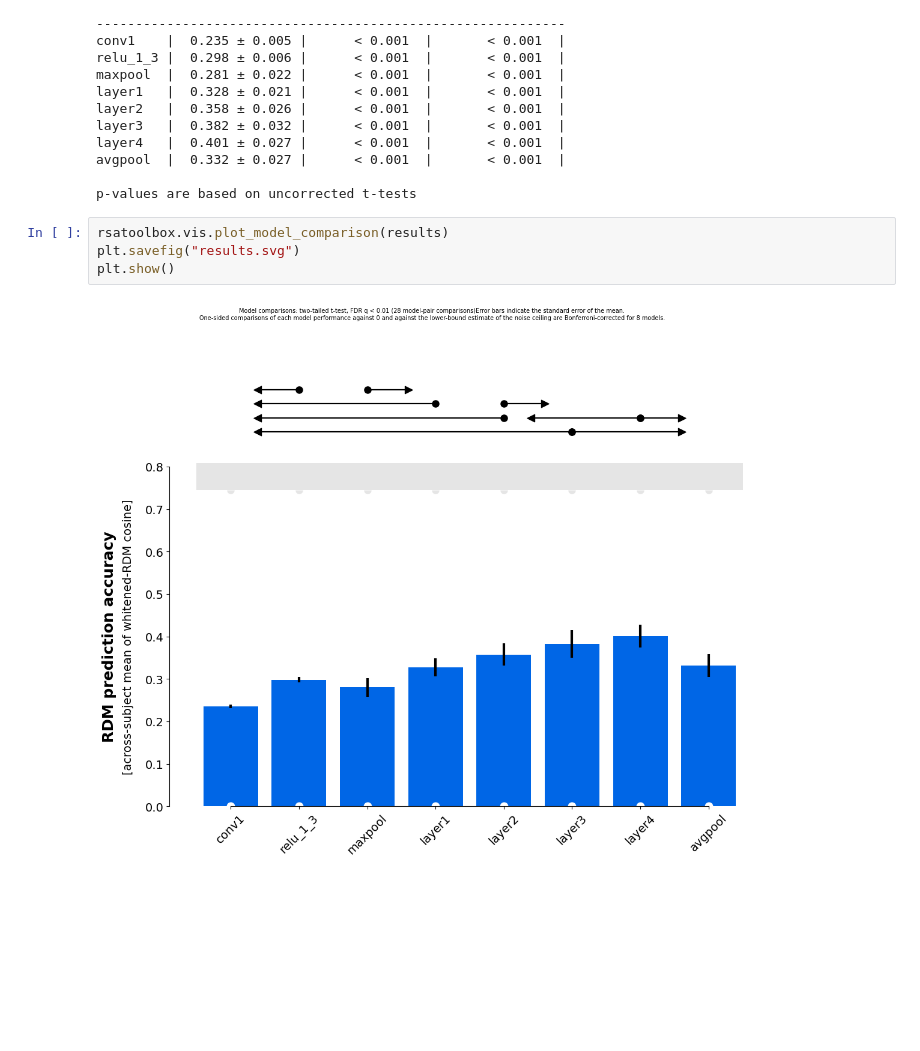
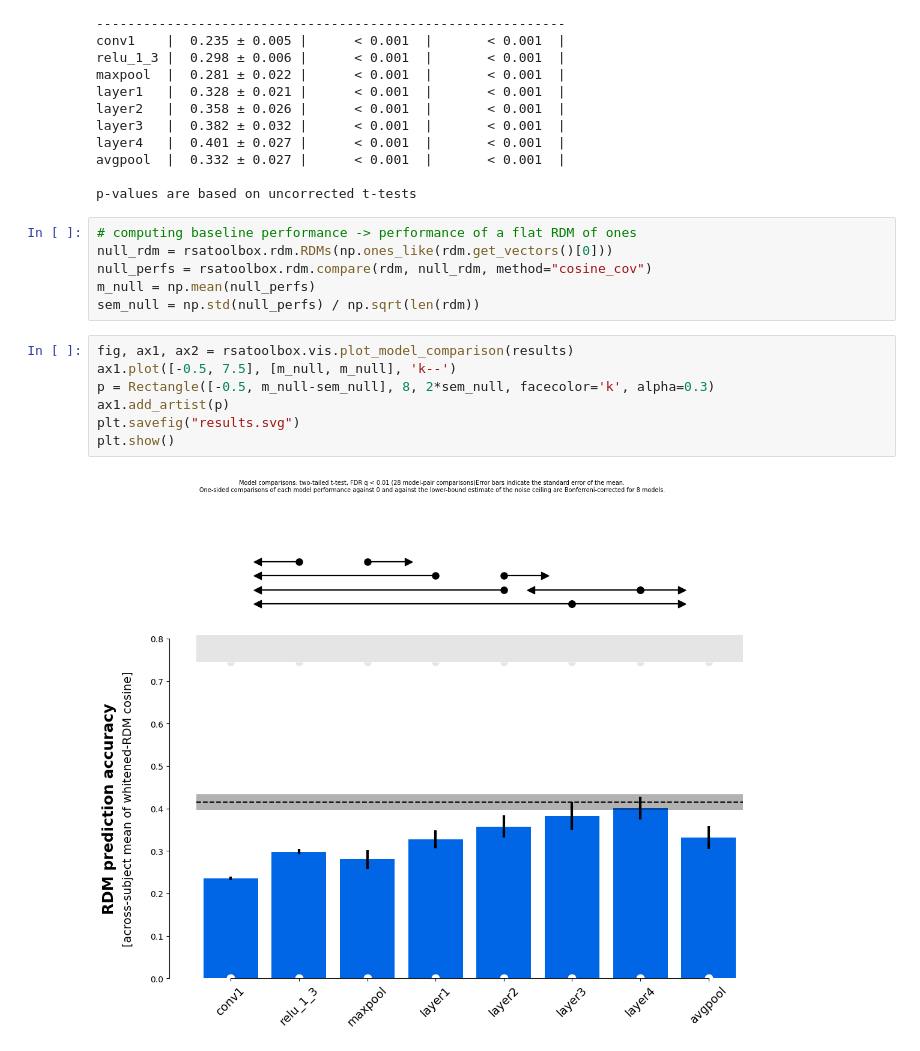
Before and after one commit to rsagroup/rsatoolbox, a Jupyter notebook: demos/demo_paper.ipynb, the cells around one changed output. Drawn from its saved outputs; the diff is of its cells as text; blank space fills up the shorter version.

Commit message:
added null line to results plot and moved paper_examples folder

```diff
--- a/demos/demo_paper.ipynb
+++ b/demos/demo_paper.ipynb
@@ -517,9 +499,18 @@ layer4   |  0.401 ± 0.027 |      < 0.001  |       < 0.001  |
 avgpool  |  0.332 ± 0.027 |      < 0.001  |       < 0.001  |
 
 p-values are based on uncorrected t-tests
+# %%
+# computing baseline performance -> performance of a flat RDM of ones
+null_rdm = rsatoolbox.rdm.RDMs(np.ones_like(rdm.get_vectors()[0]))
+null_perfs = rsatoolbox.rdm.compare(rdm, null_rdm, method="cosine_cov")
+m_null = np.mean(null_perfs)
+sem_null = np.std(null_perfs) / np.sqrt(len(rdm))
 # %%
-rsatoolbox.vis.plot_model_comparison(results)
+fig, ax1, ax2 = rsatoolbox.vis.plot_model_comparison(results)
+ax1.plot([-0.5, 7.5], [m_null, m_null], 'k--')
+p = Rectangle([-0.5, m_null-sem_null], 8, 2*sem_null, facecolor='k', alpha=0.3)
+ax1.add_artist(p)
 plt.savefig("results.svg")
 plt.show()
 # %% [output]
-[figure, old version]
+[figure, new version]
```
Also changed, not shown: parts of 2 cells of this notebook, 1 other file.
